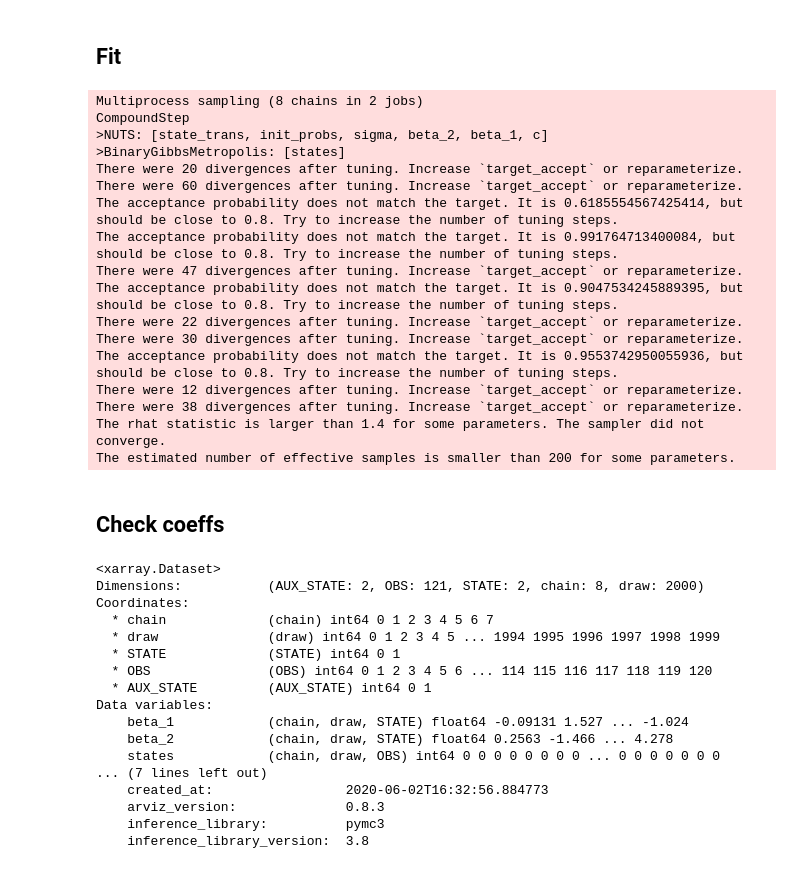
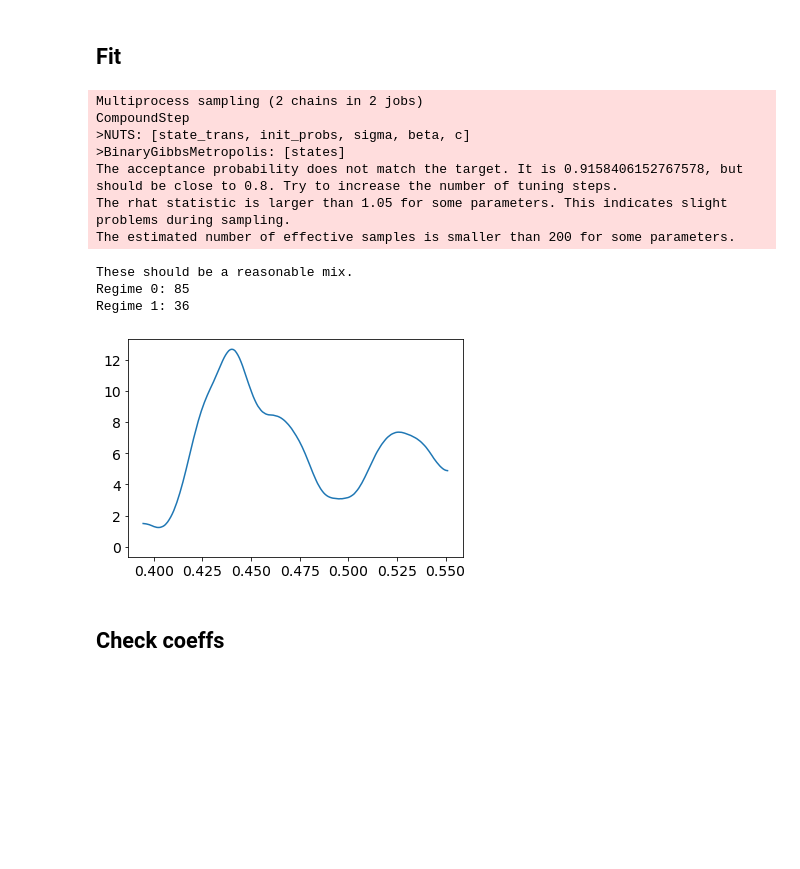
Before and after one commit to NowanIlfideme/masters_switching_models, a Jupyter notebook: notebooks/Recreating_MS_Models_With_PyMC3.ipynb, the cells around one changed output. Saved outputs shown, nothing was run; the diff lists cells and outputs as text; code cells hidden in the pictures; blank space fills up the shorter version.

Commit message:
Almost have it working, after multiple changes...

```diff
--- a/notebooks/Recreating_MS_Models_With_PyMC3.ipynb
+++ b/notebooks/Recreating_MS_Models_With_PyMC3.ipynb
@@ -282,24 +377,15 @@ gvm
 ## Fit
 # %%
 with m:
-    trace = pm.sample(draws=2000, tune=4000, chains=8, cores=2)
+    # prior = pm.sample_prior_predictive()
+    trace = pm.sample(draws=1000, tune=2000, chains=2, cores=2, random_seed=101)
 # %% [output]
-Multiprocess sampling (8 chains in 2 jobs)
+Multiprocess sampling (2 chains in 2 jobs)
 CompoundStep
->NUTS: [state_trans, init_probs, sigma, beta_2, beta_1, c]
+>NUTS: [state_trans, init_probs, sigma, beta, c]
 >BinaryGibbsMetropolis: [states]
-There were 20 divergences after tuning. Increase `target_accept` or reparameterize.
-There were 60 divergences after tuning. Increase `target_accept` or reparameterize.
-The acceptance probability does not match the target. It is 0.6185554567425414, but should be close to 0.8. Try to increase the number of tuning steps.
-The acceptance probability does not match the target. It is 0.991764713400084, but should be close to 0.8. Try to increase the number of tuning steps.
-There were 47 divergences after tuning. Increase `target_accept` or reparameterize.
-The acceptance probability does not match the target. It is 0.9047534245889395, but should be close to 0.8. Try to increase the number of tuning steps.
-There were 22 divergences after tuning. Increase `target_accept` or reparameterize.
-There were 30 divergences after tuning. Increase `target_accept` or reparameterize.
-The acceptance probability does not match the target. It is 0.9553742950055936, but should be close to 0.8. Try to increase the number of tuning steps.
-There were 12 divergences after tuning. Increase `target_accept` or reparameterize.
-There were 38 divergences after tuning. Increase `target_accept` or reparameterize.
-The rhat statistic is larger than 1.4 for some parameters. The sampler did not converge.
+The acceptance probability does not match the target. It is 0.9158406152767578, but should be close to 0.8. Try to increase the number of tuning steps.
+The rhat statistic is larger than 1.05 for some parameters. This indicates slight problems during sampling.
 The estimated number of effective samples is smaller than 200 for some parameters.
 # %%
 with m:
@@ -326,26 +426,24 @@ with m:
     )
+# %%
+try:
+    _st = ifd.posterior.mean(dim=["chain", "draw"])["states"]
+    az.plot_dist(_st.values);
+    print(
+        "These should be a reasonable mix.",
+        "\nRegime 0:",
+        (_st <= 0.5).sum().item(),
+        "\nRegime 1:",
+        (_st > 0.5).sum().item(),
+    )
+except KeyError:
+    pass
+# %% [output]
+These should be a reasonable mix.
+Regime 0: 85
+Regime 1: 36
+[figure, added]
 # %% [markdown]
 ## Check coeffs
-# %%
-ifd.posterior
-# %% [output]
-<xarray.Dataset>
-Dimensions:           (AUX_STATE: 2, OBS: 121, STATE: 2, chain: 8, draw: 2000)
-Coordinates:
-  * chain             (chain) int64 0 1 2 3 4 5 6 7
-  * draw              (draw) int64 0 1 2 3 4 5 ... 1994 1995 1996 1997 1998 1999
-  * STATE             (STATE) int64 0 1
-  * OBS               (OBS) int64 0 1 2 3 4 5 6 ... 114 115 116 117 118 119 120
-  * AUX_STATE         (AUX_STATE) int64 0 1
-Data variables:
-    beta_1            (chain, draw, STATE) float64 -0.09131 1.527 ... -1.024
-    beta_2            (chain, draw, STATE) float64 0.2563 -1.466 ... 4.278
-    states            (chain, draw, OBS) int64 0 0 0 0 0 0 0 0 ... 0 0 0 0 0 0 0
-... (7 lines left out)
-    created_at:                 2020-06-02T16:32:56.884773
-    arviz_version:              0.8.3
-    inference_library:          pymc3
-    inference_library_version:  3.8
 # %%
 pm.traceplot(ifd);
 # %% [output]
```
Also changed, not shown: parts of 18 cells of this notebook.
